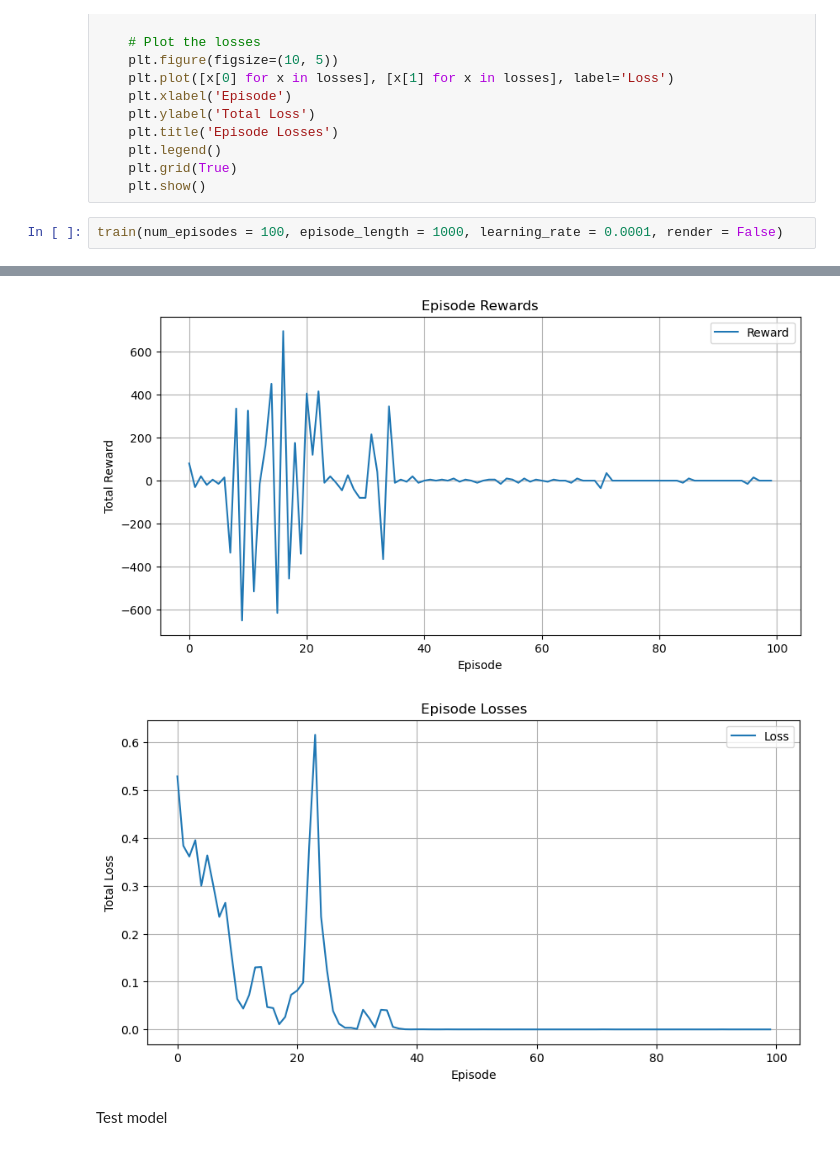
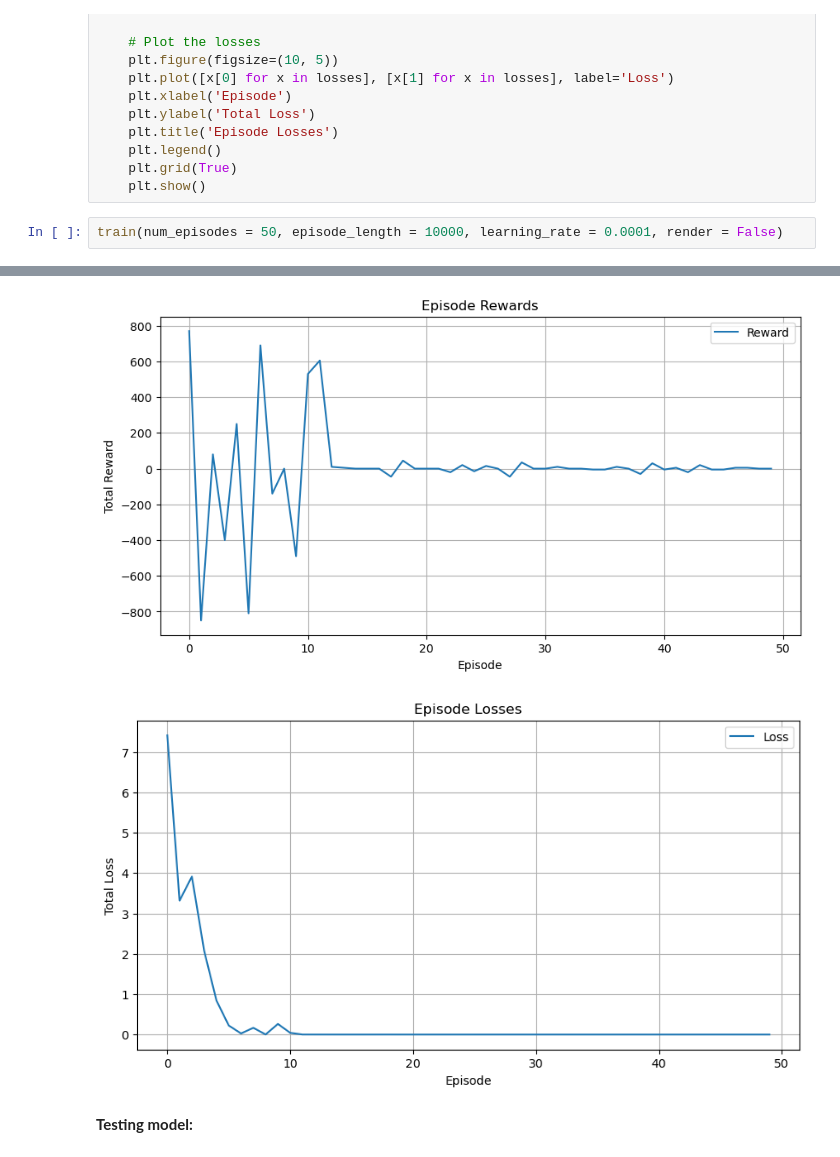
Before and after one commit to dfoshidero/RLModels-Doom_CartPole, a Jupyter notebook: DRQN_Doom/__old/DRQN_v2.ipynb, the cells around one changed output, grey strips where cells are left out. Cells and saved outputs as stored; diff of their text form.

```diff
--- a/DRQN_Doom/__old/DRQN_v2.ipynb
+++ b/DRQN_Doom/__old/DRQN_v2.ipynb
@@ -558,5 +574,5 @@ def train(num_episodes, episode_length, learning_rate, scenario = "deadly_corrid
     plt.grid(True)
     plt.show()
 # %%
-train(num_episodes = 100, episode_length = 1000, learning_rate = 0.0001, render = False)
+train(num_episodes = 50, episode_length = 10000, learning_rate = 0.0001, render = False)
 # %% [output]
@@ -582,5 +596,5 @@ Episode 99 - Reward = 0.000, Loss = 0.000.
-[figure, old version]
+[figure, new version]
-[figure, old version]
+[figure, new version]
-# %% [markdown]
-Test model
+# %% [markdown]
+**Testing model:**
 # %%
```
Also changed, not shown: parts of 14 cells of this notebook, 3 other files.
